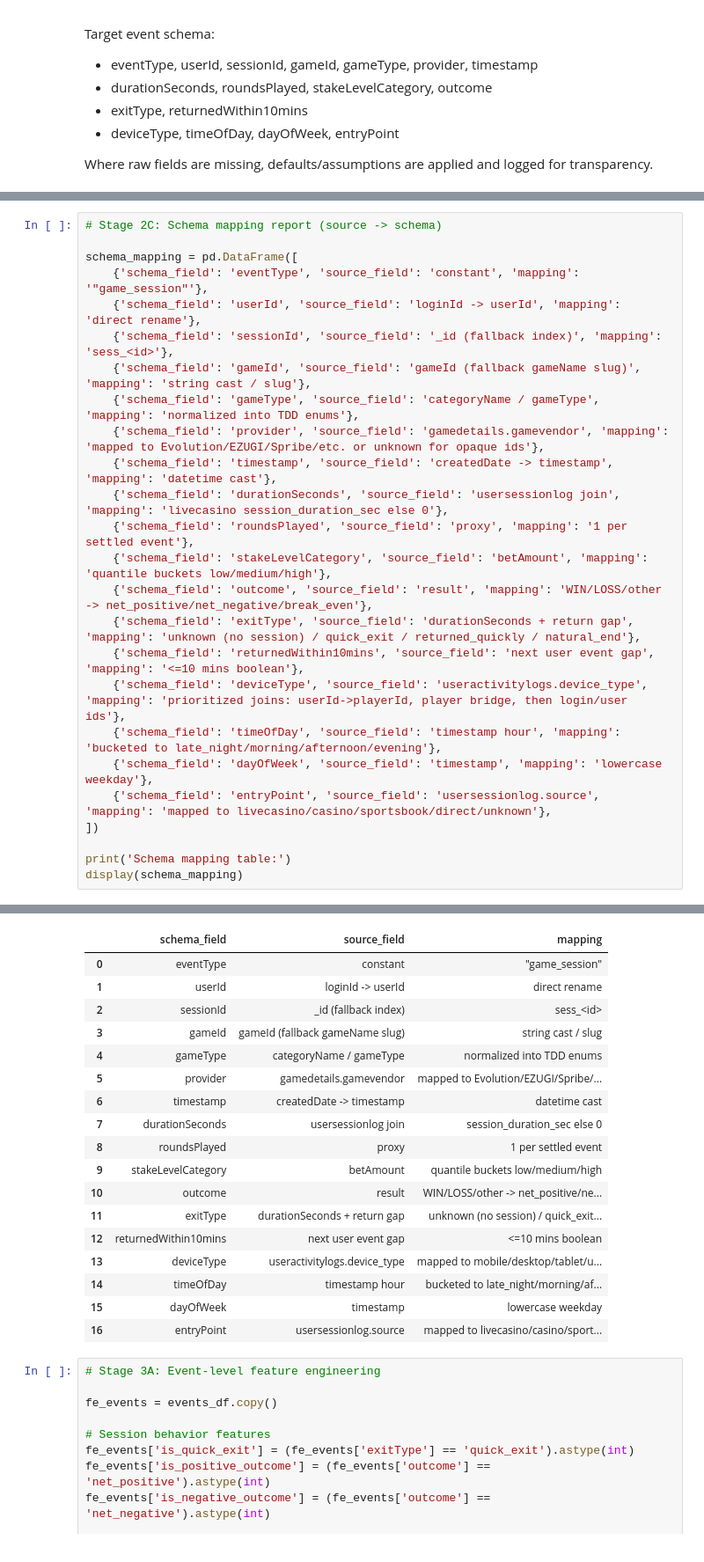
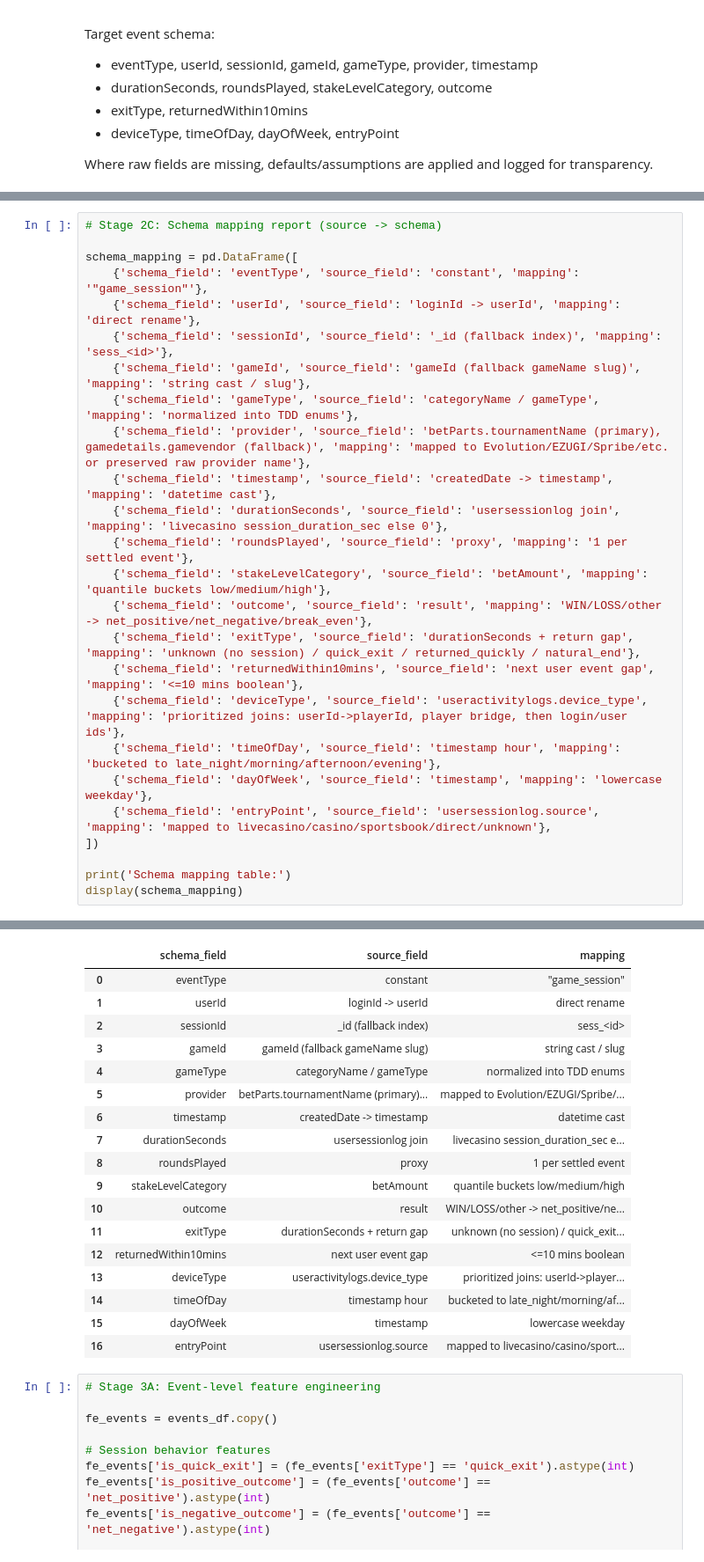
Before and after one commit to AyushDubeyaquagaming/Hybrid-RecSys, a Jupyter notebook: lightfm/recsys_real_data.ipynb, the cells around one changed output, grey strips where cells are left out. Shown at 88% size. Drawn from its saved outputs; the diff is of its cells as text.

```diff
--- a/lightfm/recsys_real_data.ipynb
+++ b/lightfm/recsys_real_data.ipynb
@@ -1088,43 +1105,43 @@ exitType distribution:
 
 schema_mapping = pd.DataFrame([
     {'schema_field': 'eventType', 'source_field': 'constant', 'mapping': '"game_session"'},
     {'schema_field': 'userId', 'source_field': 'loginId -> userId', 'mapping': 'direct rename'},
     {'schema_field': 'sessionId', 'source_field': '_id (fallback index)', 'mapping': 'sess_<id>'},
     {'schema_field': 'gameId', 'source_field': 'gameId (fallback gameName slug)', 'mapping': 'string cast / slug'},
     {'schema_field': 'gameType', 'source_field': 'categoryName / gameType', 'mapping': 'normalized into TDD enums'},
-    {'schema_field': 'provider', 'source_field': 'gamedetails.gamevendor', 'mapping': 'mapped to Evolution/EZUGI/Spribe/etc. or unknown for opaque ids'},
+    {'schema_field': 'provider', 'source_field': 'betParts.tournamentName (primary), gamedetails.gamevendor (fallback)', 'mapping': 'mapped to Evolution/EZUGI/Spribe/etc. or preserved raw provider name'},
     {'schema_field': 'timestamp', 'source_field': 'createdDate -> timestamp', 'mapping': 'datetime cast'},
     {'schema_field': 'durationSeconds', 'source_field': 'usersessionlog join', 'mapping': 'livecasino session_duration_sec else 0'},
     {'schema_field': 'roundsPlayed', 'source_field': 'proxy', 'mapping': '1 per settled event'},
     {'schema_field': 'stakeLevelCategory', 'source_field': 'betAmount', 'mapping': 'quantile buckets low/medium/high'},
     {'schema_field': 'outcome', 'source_field': 'result', 'mapping': 'WIN/LOSS/other -> net_positive/net_negative/break_even'},
     {'schema_field': 'exitType', 'source_field': 'durationSeconds + return gap', 'mapping': 'unknown (no session) / quick_exit / returned_quickly / natural_end'},
     {'schema_field': 'returnedWithin10mins', 'source_field': 'next user event gap', 'mapping': '<=10 mins boolean'},
     {'schema_field': 'deviceType', 'source_field': 'useractivitylogs.device_type', 'mapping': 'prioritized joins: userId->playerId, player bridge, then login/user ids'},
     {'schema_field': 'timeOfDay', 'source_field': 'timestamp hour', 'mapping': 'bucketed to late_night/morning/afternoon/evening'},
     {'schema_field': 'dayOfWeek', 'source_field': 'timestamp', 'mapping': 'lowercase weekday'},
     {'schema_field': 'entryPoint', 'source_field': 'usersessionlog.source', 'mapping': 'mapped to livecasino/casino/sportsbook/direct/unknown'},
 ])
 
 print('Schema mapping table:')
 display(schema_mapping)
 # %% [output]
 Schema mapping table:
 |  | schema_field | source_field | mapping |
 | 0 | eventType | constant | "game_session" |
 | 1 | userId | loginId -> userId | direct rename |
 | 2 | sessionId | _id (fallback index) | sess_<id> |
 | 3 | gameId | gameId (fallback gameName slug) | string cast / slug |
 | 4 | gameType | categoryName / gameType | normalized into TDD enums |
-| 5 | provider | gamedetails.gamevendor | mapped to Evolution/EZUGI/Spribe/... |
+| 5 | provider | betParts.tournamentName (primary)... | mapped to Evolution/EZUGI/Spribe/... |
 | 6 | timestamp | createdDate -> timestamp | datetime cast |
-| 7 | durationSeconds | usersessionlog join | session_duration_sec else 0 |
+| 7 | durationSeconds | usersessionlog join | livecasino session_duration_sec e... |
 | 8 | roundsPlayed | proxy | 1 per settled event |
 | 9 | stakeLevelCategory | betAmount | quantile buckets low/medium/high |
 | 10 | outcome | result | WIN/LOSS/other -> net_positive/ne... |
 | 11 | exitType | durationSeconds + return gap | unknown (no session) / quick_exit... |
 | 12 | returnedWithin10mins | next user event gap | <=10 mins boolean |
-| 13 | deviceType | useractivitylogs.device_type | mapped to mobile/desktop/tablet/u... |
+| 13 | deviceType | useractivitylogs.device_type | prioritized joins: userId->player... |
 | 14 | timeOfDay | timestamp hour | bucketed to late_night/morning/af... |
 | 15 | dayOfWeek | timestamp | lowercase weekday |
 | 16 | entryPoint | usersessionlog.source | mapped to livecasino/casino/sport... |
```
Also changed, not shown: parts of 21 cells of this notebook, 1 other file.
